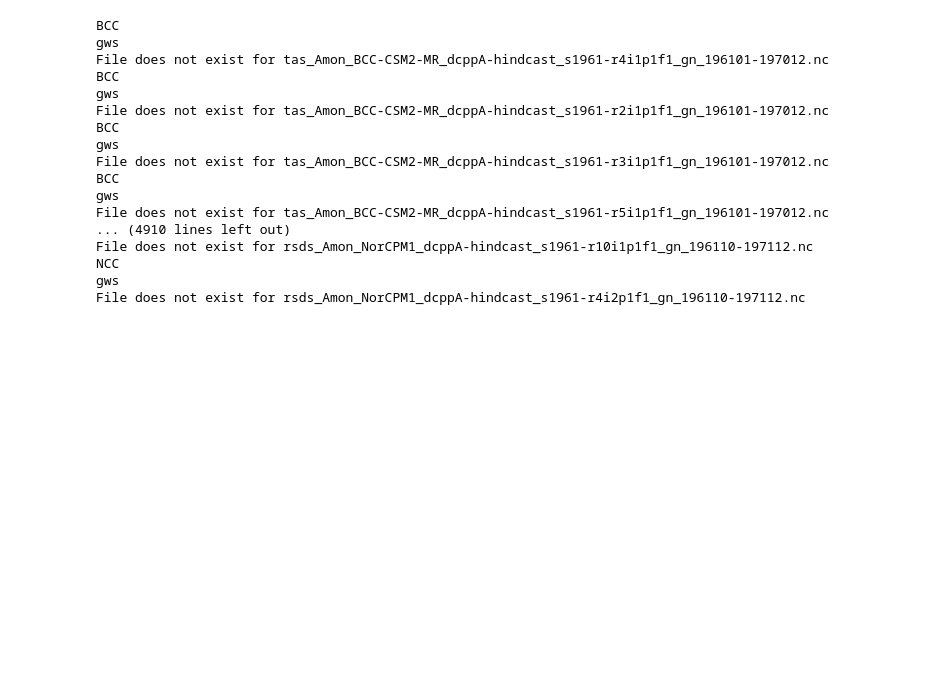
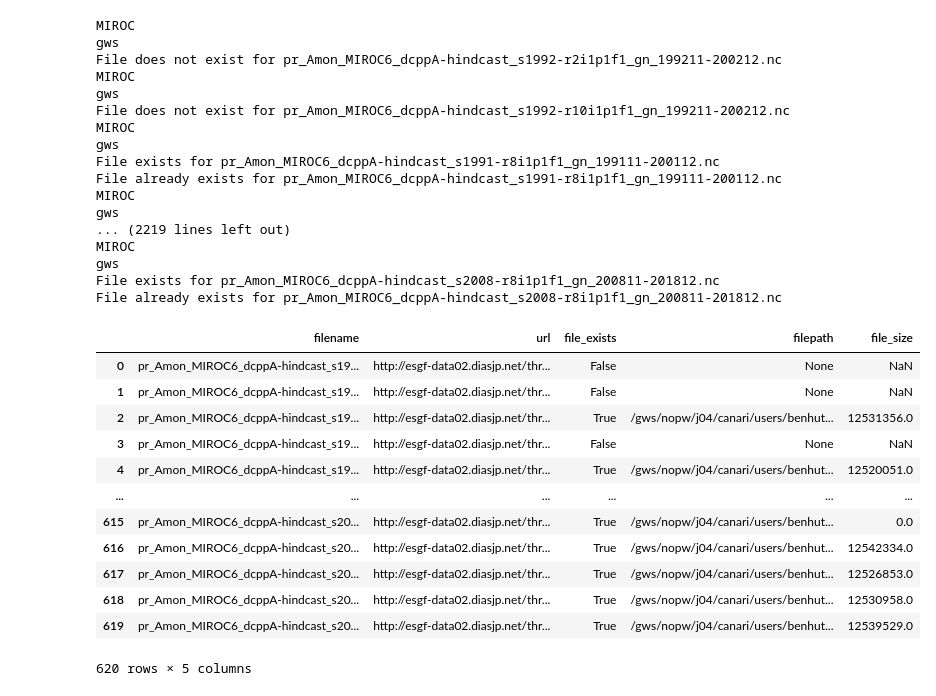
Before and after one commit to benhutchmet/downloading-data, a Jupyter notebook: DCPP/find-consistent-models.ipynb, the cells around one changed output. Saved outputs shown, nothing was run; the diff lists cells and outputs as text; code cells hidden in the pictures; blank space fills up the shorter version.

```diff
--- a/DCPP/find-consistent-models.ipynb
+++ b/DCPP/find-consistent-models.ipynb
@@ -132,7 +106,7 @@ variable_nodes = {}
 
 # Find the valid nodes for each variable and models list combination
 # Loop over the var models dictionary
-for var, models_list in dicts.var_models_test_pr.items():
+for var, models_list in dicts.var_models_test_pr_MIROC6.items():
     print("Finding the valid nodes for variable: " + var)
     print("Models list: " + str(models_list))
 
@@ -314,0 +326,6 @@ Variable: pr
+# %%
+# Set up a new dataframe containing the filenames and urls
+df_filenames_urls = pd.DataFrame({'filename': filenames, 'url': urls})
+
+# Print the dataframe
+df_filenames_urls
@@ -326,23 +373,39 @@ KeyError: 'filename'
 dcpp_dir_gws = "/gws/nopw/j04/canari/users/benhutch/"
 
 # Check whether these files exist on JAASMIN
-jasmin_files_df_gws = check_file_exists_jasmin(df=df,
+jasmin_files_df_gws = check_file_exists_jasmin(df=df_filenames_urls,
                                             directory=dcpp_dir_gws)
 # %% [output]
-BCC
+MIROC
 gws
-File does not exist for tas_Amon_BCC-CSM2-MR_dcppA-hindcast_s1961-r4i1p1f1_gn_196101-197012.nc
-BCC
+File does not exist for pr_Amon_MIROC6_dcppA-hindcast_s1992-r2i1p1f1_gn_199211-200212.nc
+MIROC
 gws
-File does not exist for tas_Amon_BCC-CSM2-MR_dcppA-hindcast_s1961-r2i1p1f1_gn_196101-197012.nc
-BCC
+File does not exist for pr_Amon_MIROC6_dcppA-hindcast_s1992-r10i1p1f1_gn_199211-200212.nc
+MIROC
 gws
-File does not exist for tas_Amon_BCC-CSM2-MR_dcppA-hindcast_s1961-r3i1p1f1_gn_196101-197012.nc
-BCC
+File exists for pr_Amon_MIROC6_dcppA-hindcast_s1991-r8i1p1f1_gn_199111-200112.nc
+File already exists for pr_Amon_MIROC6_dcppA-hindcast_s1991-r8i1p1f1_gn_199111-200112.nc
+MIROC
 gws
-File does not exist for tas_Amon_BCC-CSM2-MR_dcppA-hindcast_s1961-r5i1p1f1_gn_196101-197012.nc
-... (4910 lines left out)
-File does not exist for rsds_Amon_NorCPM1_dcppA-hindcast_s1961-r10i1p1f1_gn_196110-197112.nc
-NCC
+... (2219 lines left out)
+MIROC
 gws
-File does not exist for rsds_Amon_NorCPM1_dcppA-hindcast_s1961-r4i2p1f1_gn_196110-197112.nc
+File exists for pr_Amon_MIROC6_dcppA-hindcast_s2008-r8i1p1f1_gn_200811-201812.nc
+File already exists for pr_Amon_MIROC6_dcppA-hindcast_s2008-r8i1p1f1_gn_200811-201812.nc
+# %%
+jasmin_files_df_gws
+# %% [output]
+|  | filename | url | file_exists | filepath | file_size |
+| 0 | pr_Amon_MIROC6_dcppA-hindcast_s19... | http://esgf-data02.diasjp.net/thr... | False | None | NaN |
+| 1 | pr_Amon_MIROC6_dcppA-hindcast_s19... | http://esgf-data02.diasjp.net/thr... | False | None | NaN |
+| 2 | pr_Amon_MIROC6_dcppA-hindcast_s19... | http://esgf-data02.diasjp.net/thr... | True | /gws/nopw/j04/canari/users/benhut... | 12531356.0 |
+| 3 | pr_Amon_MIROC6_dcppA-hindcast_s19... | http://esgf-data02.diasjp.net/thr... | False | None | NaN |
+| 4 | pr_Amon_MIROC6_dcppA-hindcast_s19... | http://esgf-data02.diasjp.net/thr... | True | /gws/nopw/j04/canari/users/benhut... | 12520051.0 |
+| ... | ... | ... | ... | ... | ... |
+| 615 | pr_Amon_MIROC6_dcppA-hindcast_s20... | http://esgf-data02.diasjp.net/thr... | True | /gws/nopw/j04/canari/users/benhut... | 0.0 |
+| 616 | pr_Amon_MIROC6_dcppA-hindcast_s20... | http://esgf-data02.diasjp.net/thr... | True | /gws/nopw/j04/canari/users/benhut... | 12542334.0 |
+| 617 | pr_Amon_MIROC6_dcppA-hindcast_s20... | http://esgf-data02.diasjp.net/thr... | True | /gws/nopw/j04/canari/users/benhut... | 12526853.0 |
+| 618 | pr_Amon_MIROC6_dcppA-hindcast_s20... | http://esgf-data02.diasjp.net/thr... | True | /gws/nopw/j04/canari/users/benhut... | 12530958.0 |
+| 619 | pr_Amon_MIROC6_dcppA-hindcast_s20... | http://esgf-data02.diasjp.net/thr... | True | /gws/nopw/j04/canari/users/benhut... | 12539529.0 |
+620 rows × 5 columns
```
Also changed, not shown: parts of 28 cells of this notebook, 4 other files.
